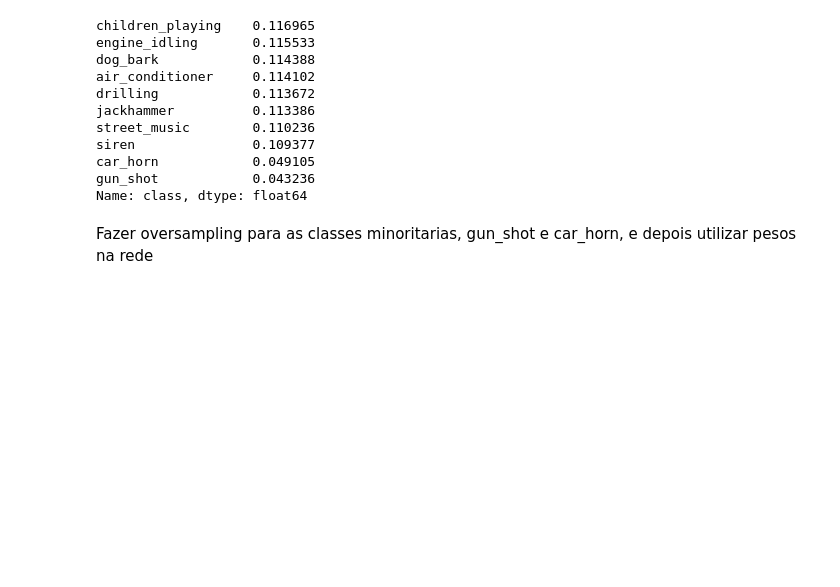
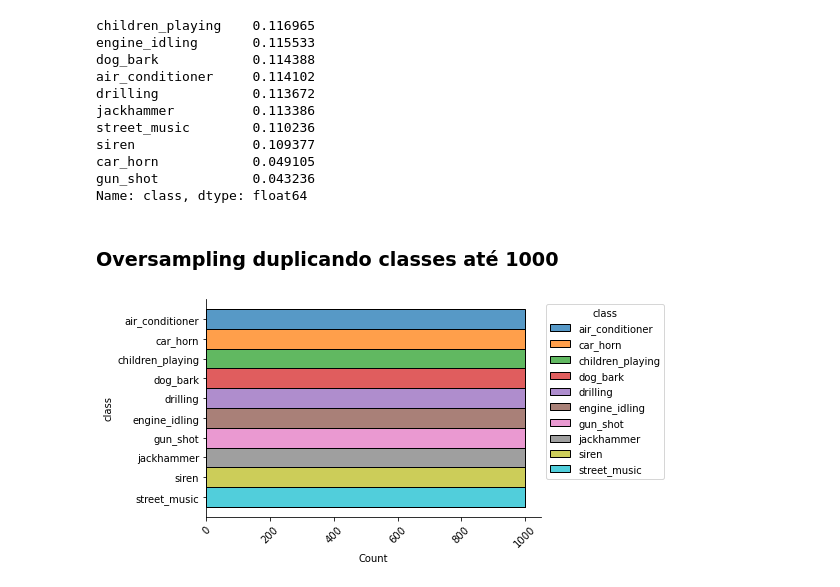
Before and after one commit to iara113/Urban-Sounds---Deep-Learning, a Jupyter notebook: UrbanSound_recente.ipynb, the cells around one changed output. Saved outputs shown, nothing was run; the diff lists cells and outputs as text; code cells hidden in the pictures; blank space fills up the shorter version.

```diff
--- a/UrbanSound_recente.ipynb
+++ b/UrbanSound_recente.ipynb
@@ -378,4 +387,35 @@ car_horn            0.049105
 gun_shot            0.043236
 Name: class, dtype: float64
 # %% [markdown]
-Fazer oversampling para as classes minoritarias, gun_shot e car_horn, e depois utilizar pesos na rede
+### Oversampling duplicando classes até 1000
+# %%
+max_samples = 1000
+
+# lista dados balanceados
+balanced_dfs = []
+
+# ver cada classe
+for label, group in df2.groupby('class'):
+    current_samples = len(group) # amostras da classe
+
+    # numero de duplicadas para 1000 amostras
+    duplications_needed = max_samples // current_samples
+
+    # duplicar a classe
+    balanced_dfs.append(pd.concat([group] * duplications_needed, ignore_index=True))
+
+    # amostras extras se necessário
+    remaining_samples = max_samples % current_samples
+    if remaining_samples > 0:
+        balanced_dfs.append(group.sample(remaining_samples, replace=True))
+
+balanced_data = pd.concat(balanced_dfs, ignore_index=True)
+
+#gráfico
+ax = sns.histplot(y='class', data=balanced_data, hue="class", multiple="stack")
+sns.move_legend(ax, "upper left", bbox_to_anchor=(1, 1))
+plt.xticks(rotation=45)
+sns.despine()
+plt.show()
+# %% [output]
+[figure, added]
```
Also changed, not shown: parts of 4 cells of this notebook.
